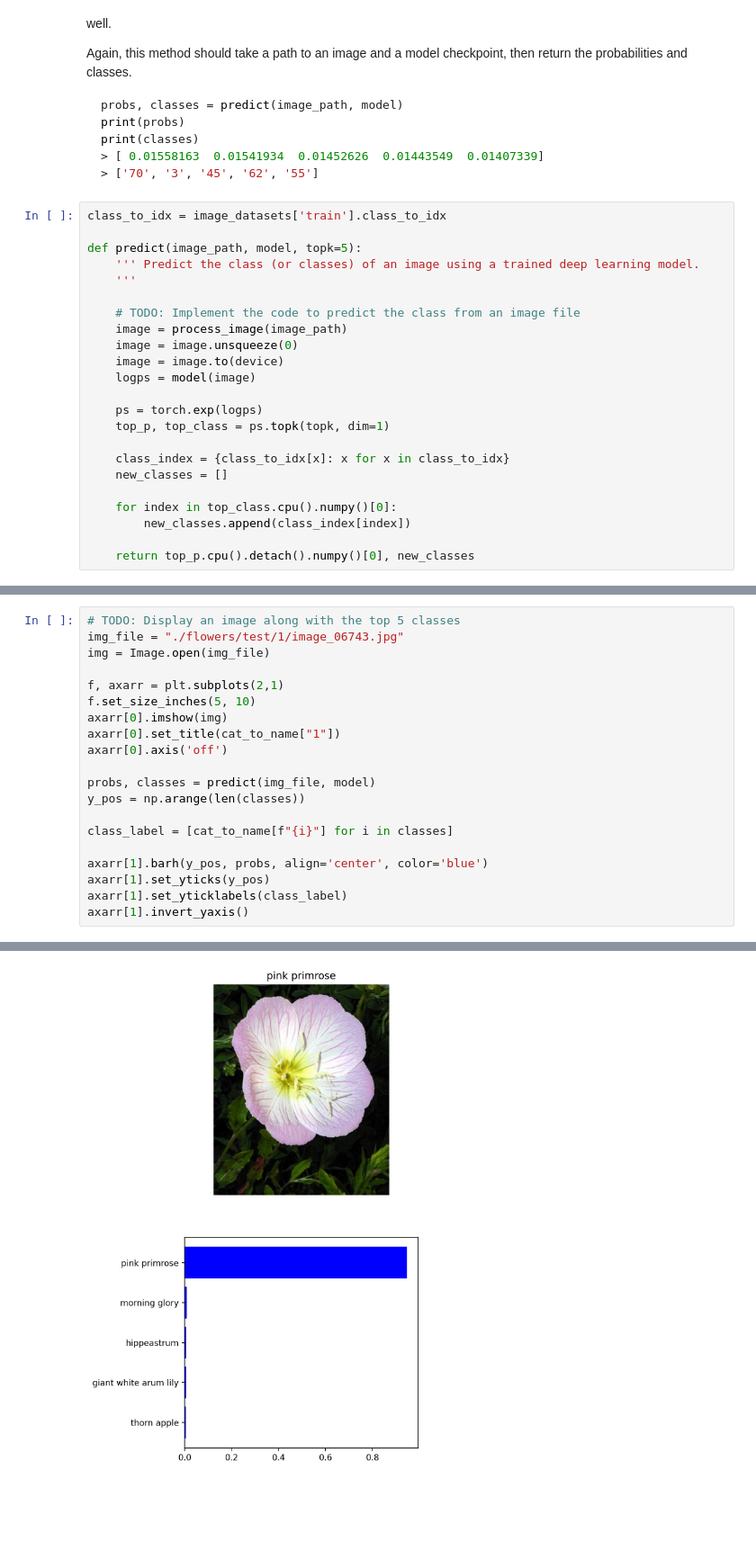
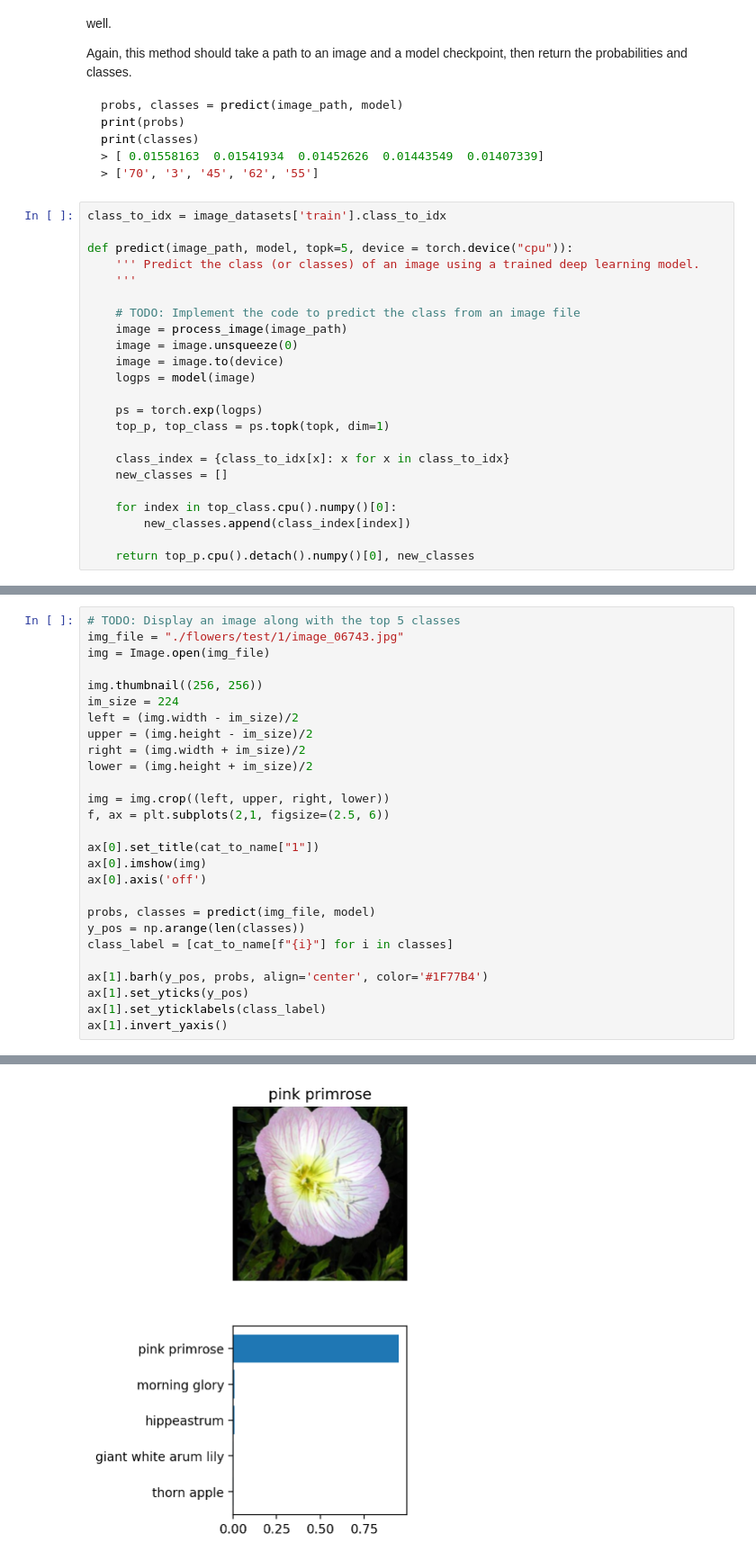
Before and after one commit to trieutritam/aipnd, a Jupyter notebook: Image Classifier Project.ipynb, the cells around one changed output, grey strips where cells are left out. Shown at 90% size. Cells and saved outputs as stored; diff of their text form; blank space fills up the shorter version.

```diff
--- a/Image Classifier Project.ipynb
+++ b/Image Classifier Project.ipynb
@@ -502,7 +504,7 @@ print(classes)
 # %%
 class_to_idx = image_datasets['train'].class_to_idx
 
-def predict(image_path, model, topk=5):
+def predict(image_path, model, topk=5, device = torch.device("cpu")):
     ''' Predict the class (or classes) of an image using a trained deep learning model.
     '''
 
@@ -542,19 +544,26 @@ You can convert from the class integer encoding to actual flower names with the
 img_file = "./flowers/test/1/image_06743.jpg"
 img = Image.open(img_file)
 
-f, axarr = plt.subplots(2,1)
-f.set_size_inches(5, 10)
-axarr[0].imshow(img)
-axarr[0].set_title(cat_to_name["1"])
-axarr[0].axis('off')
+img.thumbnail((256, 256))
+im_size = 224
+left = (img.width - im_size)/2
+upper = (img.height - im_size)/2
+right = (img.width + im_size)/2
+lower = (img.height + im_size)/2
+
+img = img.crop((left, upper, right, lower))
+f, ax = plt.subplots(2,1, figsize=(2.5, 6))
+
+ax[0].set_title(cat_to_name["1"])
+ax[0].imshow(img)
+ax[0].axis('off')
 
 probs, classes = predict(img_file, model)
 y_pos = np.arange(len(classes))
-
 class_label = [cat_to_name[f"{i}"] for i in classes]
 
-axarr[1].barh(y_pos, probs, align='center', color='blue')
-axarr[1].set_yticks(y_pos)
-axarr[1].set_yticklabels(class_label)
-axarr[1].invert_yaxis()
+ax[1].barh(y_pos, probs, align='center', color='#1F77B4')
+ax[1].set_yticks(y_pos)
+ax[1].set_yticklabels(class_label)
+ax[1].invert_yaxis()
 # %% [output]
@@ -561 +571 @@ axarr[1].invert_yaxis()
-[figure, old version]
+[figure, new version]
```
Also changed, not shown: parts of 3 cells of this notebook.
